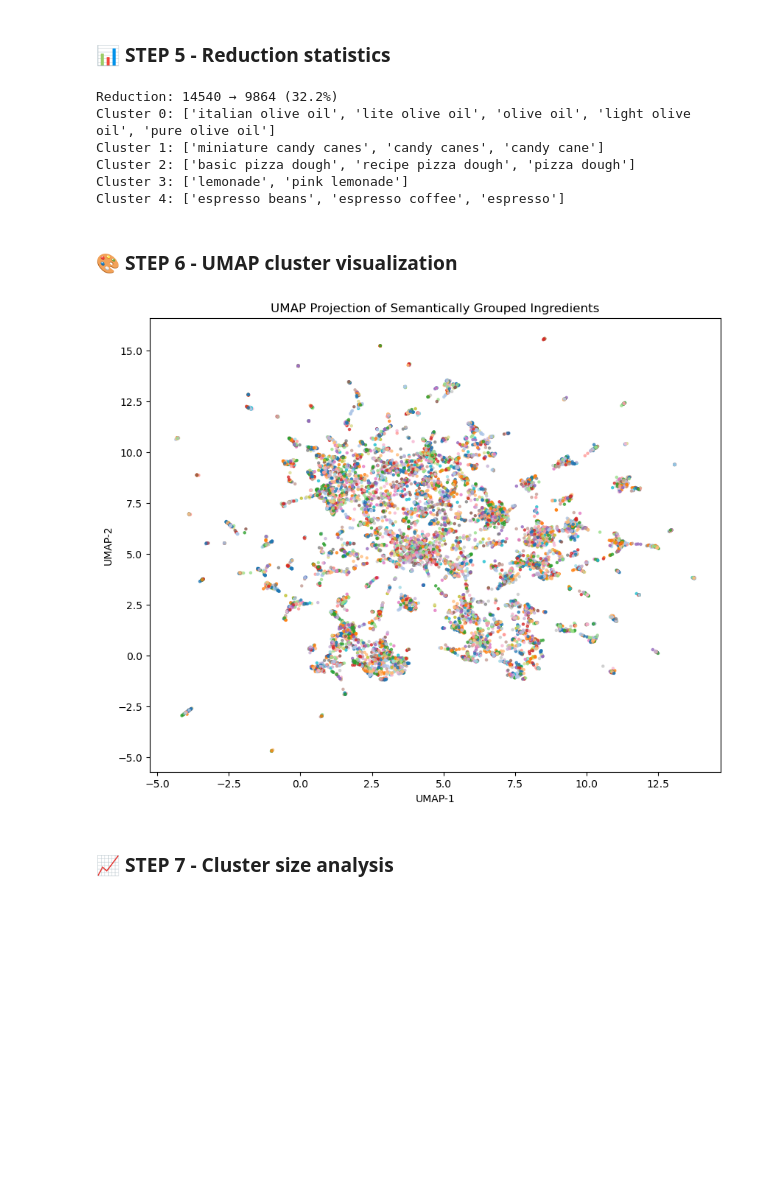
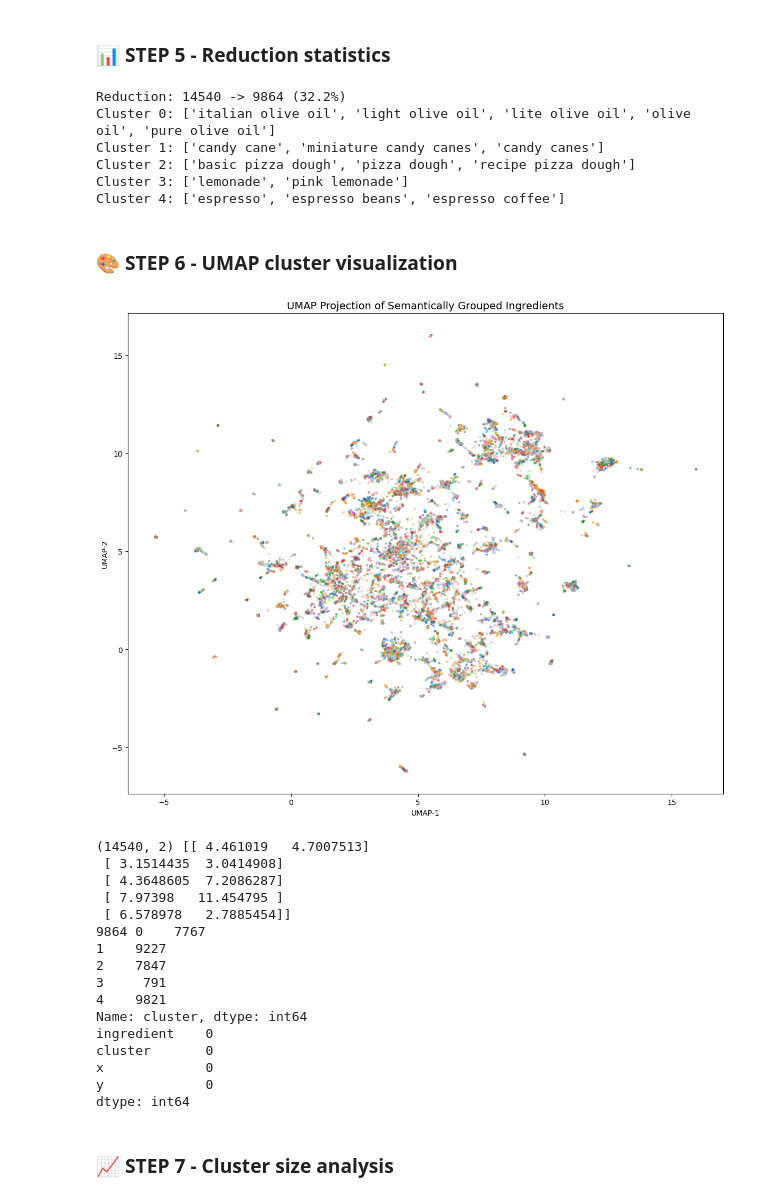
Before and after one commit to Thomas-aub/Food_Mining, a Jupyter notebook: 1_ingredients_emb.ipynb, the cells around one changed output. Saved outputs shown, nothing was run; the diff lists cells and outputs as text; code cells hidden in the pictures; blank space fills up the shorter version.

```diff
--- a/1_ingredients_emb.ipynb
+++ b/1_ingredients_emb.ipynb
@@ -149,43 +151,65 @@ After grouping: 9864
 before = len(ingredients)
 after = len(set(mapping.values()))
 
-print(f"Reduction: {before} → {after} ({((1 - after/before)*100):.1f}%)")
+print(f"Reduction: {before} -> {after} ({((1 - after/before)*100):.1f}%)")
 
 # Display some clusters for inspection
 for i in range(5):
     group = mapping_df[mapping_df["cluster"] == i]["ingredient"].tolist()
     print(f"Cluster {i}: {group[:10]}")
 # %% [output]
-Reduction: 14540 → 9864 (32.2%)
-Cluster 0: ['italian olive oil', 'lite olive oil', 'olive oil', 'light olive oil', 'pure olive oil']
-Cluster 1: ['miniature candy canes', 'candy canes', 'candy cane']
-Cluster 2: ['basic pizza dough', 'recipe pizza dough', 'pizza dough']
+Reduction: 14540 -> 9864 (32.2%)
+Cluster 0: ['italian olive oil', 'light olive oil', 'lite olive oil', 'olive oil', 'pure olive oil']
+Cluster 1: ['candy cane', 'miniature candy canes', 'candy canes']
+Cluster 2: ['basic pizza dough', 'pizza dough', 'recipe pizza dough']
 Cluster 3: ['lemonade', 'pink lemonade']
-Cluster 4: ['espresso beans', 'espresso coffee', 'espresso']
+Cluster 4: ['espresso', 'espresso beans', 'espresso coffee']
 # %% [markdown]
 ### 🎨 STEP 6 - UMAP cluster visualization
 # %%
 umap = UMAP(n_neighbors=15, min_dist=0.1, metric='cosine', random_state=42)
 
 emb_2d = umap.fit_transform(embeddings)
 mapping_df["x"] = emb_2d[:, 0]
 mapping_df["y"] = emb_2d[:, 1]
 
-plt.figure(figsize=(10,8))
+plt.figure(figsize=(12,10))
 plt.scatter(
     mapping_df["x"],
     mapping_df["y"],
-    c=mapping_df["cluster"],
+    c=mapping_df["cluster"].astype(float),
     cmap="tab20",
-    s=5,
-    alpha=0.7
+    s=10,
+    alpha=0.6,
+    linewidth=0
 )
-plt.title("UMAP Projection of Semantically Grouped Ingredients")
+plt.title("UMAP Projection of Semantically Grouped Ingredients", fontsize=14)
 plt.xlabel("UMAP-1")
 plt.ylabel("UMAP-2")
+plt.tight_layout()
 plt.show()
+
+print(emb_2d.shape, emb_2d[:5])
+print(mapping_df["cluster"].nunique(), mapping_df["cluster"].head())
+print(mapping_df.isna().sum())
 # %% [output]
-[figure, old version]
+[figure, new version]
+(14540, 2) [[ 4.461019   4.7007513]
+ [ 3.1514435  3.0414908]
+ [ 4.3648605  7.2086287]
+ [ 7.97398   11.454795 ]
+ [ 6.578978   2.7885454]]
+9864 0    7767
+1    9227
+2    7847
+3     791
+4    9821
+Name: cluster, dtype: int64
+ingredient    0
+cluster       0
+x             0
+y             0
+dtype: int64
 # %% [markdown]
 ### 📈 STEP 7 - Cluster size analysis
 # %%
```
Also changed, not shown: parts of 11 cells of this notebook, 2 other files.
